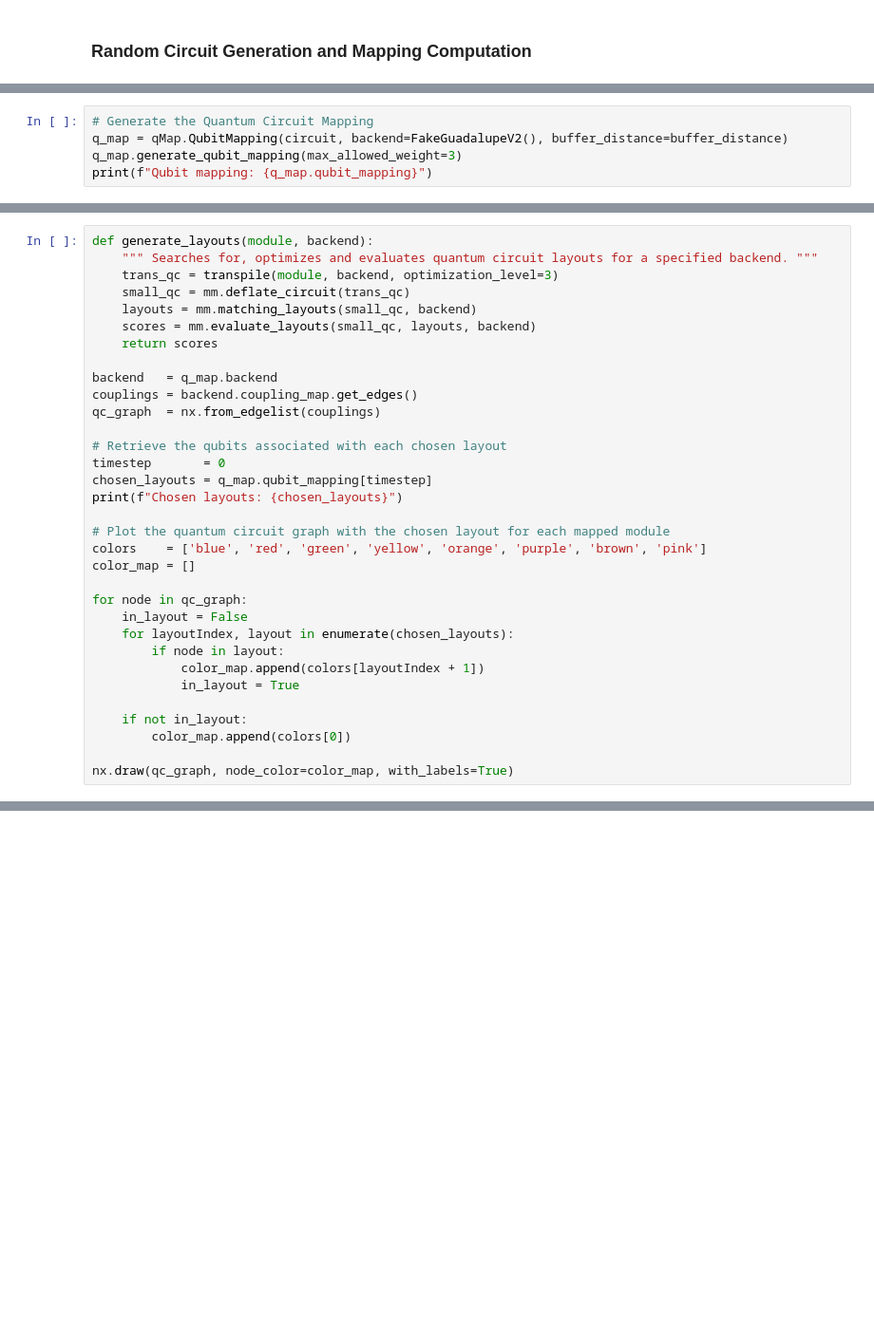
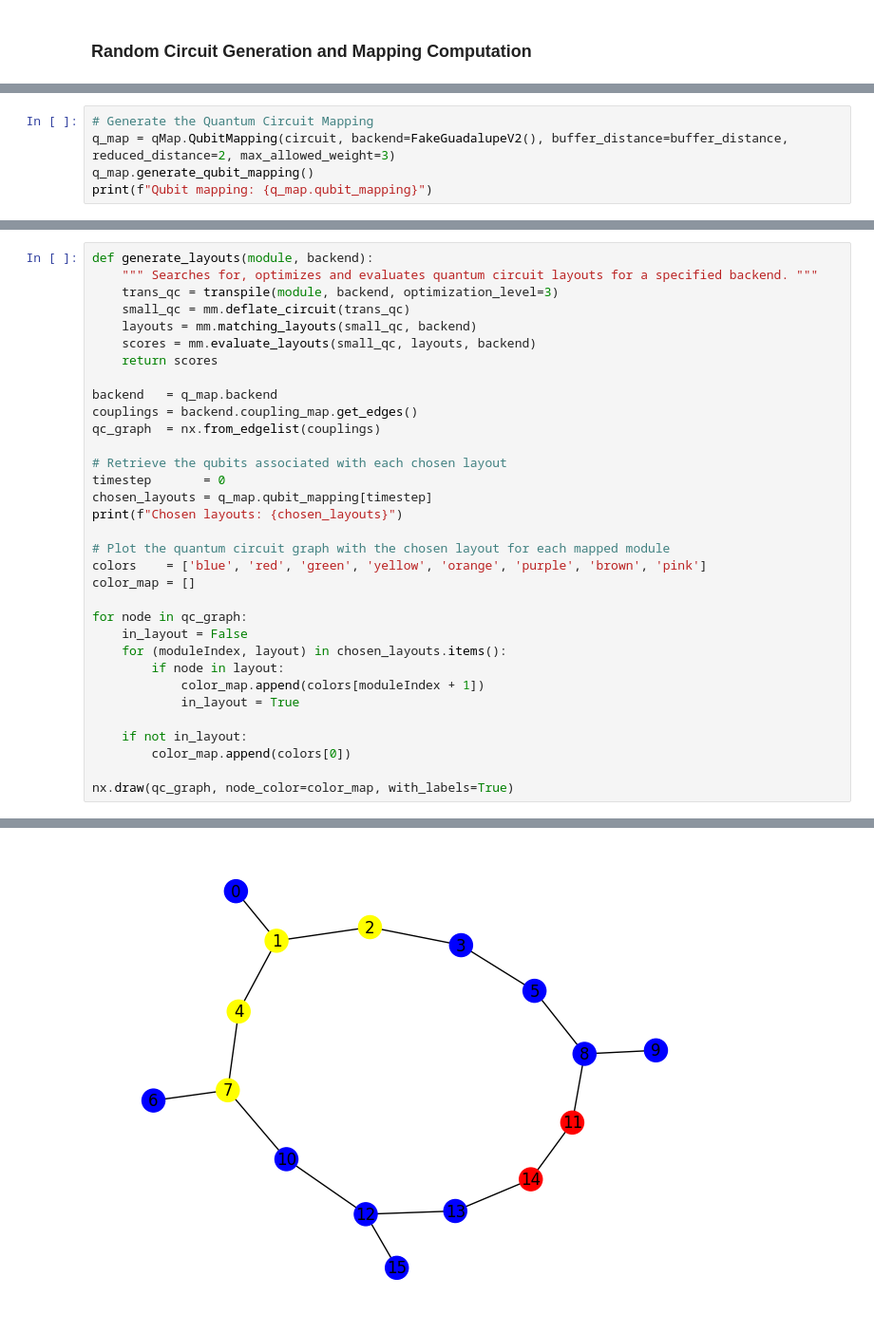
Before and after one commit to Giorgio-Miani/quantum-swap-optimizer, a Jupyter notebook: testing/testing.ipynb, the cells around one changed output, grey strips where cells are left out. Shown at 95% size. Saved outputs shown, nothing was run; the diff lists cells and outputs as text; blank space fills up the shorter version.

Commit message:
Add reduced coupling map

```diff
--- a/testing/testing.ipynb
+++ b/testing/testing.ipynb
@@ -41,5 +43,5 @@ circuit.draw_dependency_graph()
 # %%
 # Generate the Quantum Circuit Mapping
-q_map = qMap.QubitMapping(circuit, backend=FakeGuadalupeV2(), buffer_distance=buffer_distance)
-q_map.generate_qubit_mapping(max_allowed_weight=3)
+q_map = qMap.QubitMapping(circuit, backend=FakeGuadalupeV2(), buffer_distance=buffer_distance, reduced_distance=2, max_allowed_weight=3)
+q_map.generate_qubit_mapping()
 print(f"Qubit mapping: {q_map.qubit_mapping}")
@@ -67,12 +71,13 @@ color_map = []
 
 for node in qc_graph:
     in_layout = False
-    for layoutIndex, layout in enumerate(chosen_layouts):
+    for (moduleIndex, layout) in chosen_layouts.items():
         if node in layout:
-            color_map.append(colors[layoutIndex + 1])
+            color_map.append(colors[moduleIndex + 1])
             in_layout = True
 
     if not in_layout:
         color_map.append(colors[0])
 
 nx.draw(qc_graph, node_color=color_map, with_labels=True)
+# %% [output]
@@ -79,3 +85,4 @@ nx.draw(qc_graph, node_color=color_map, with_labels=True)
+[figure, added]
 # %%
 # Plot module of the circuit
 circuit.modules[3].draw('mpl')
```
Also changed, not shown: parts of 5 cells of this notebook, 2 other files.
